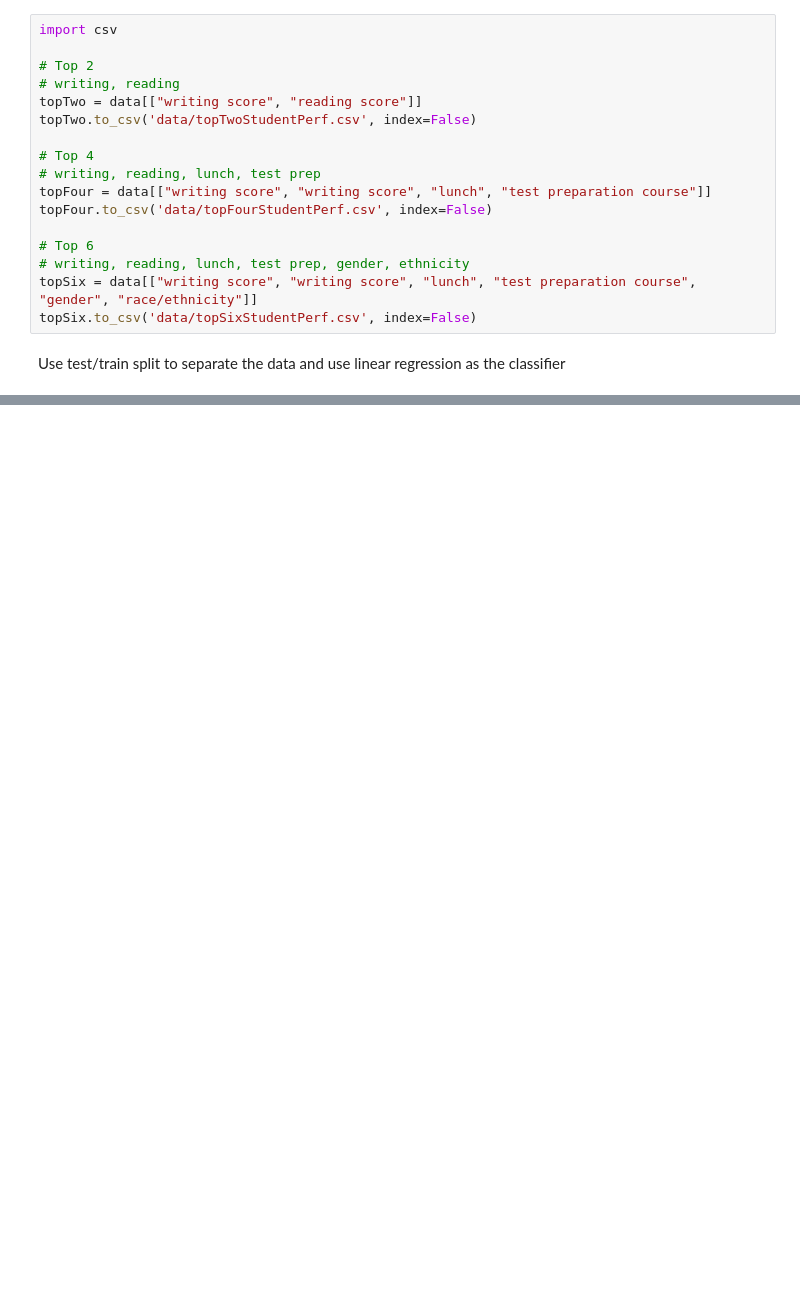
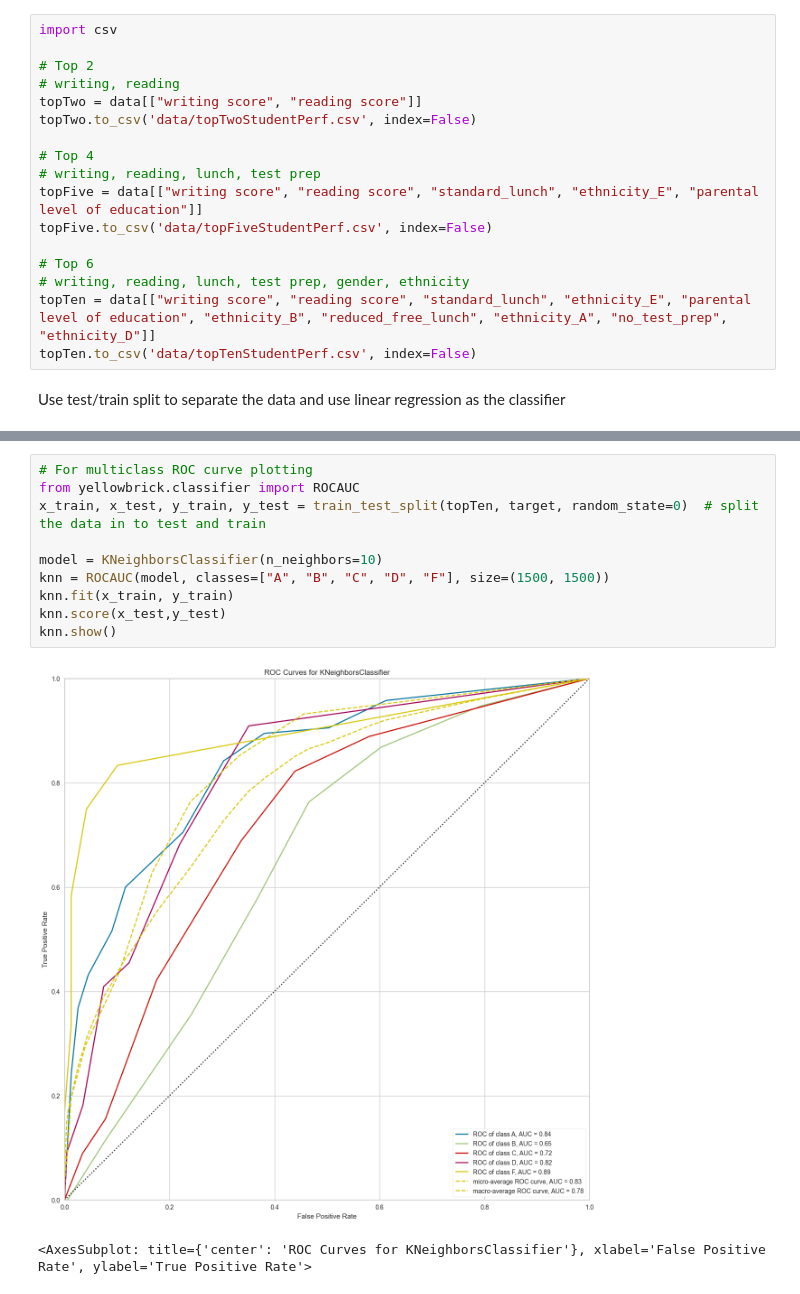
Before and after one commit to lascha212/F21DL, a Jupyter notebook: lab3.ipynb, the cells around one changed output, grey strips where cells are left out. Drawn from its saved outputs; the diff is of its cells as text; blank space fills up the shorter version.

```diff
--- a/lab3.ipynb
+++ b/lab3.ipynb
@@ -208,12 +225,12 @@ topTwo.to_csv('data/topTwoStudentPerf.csv', index=False)
 
 # Top 4
 # writing, reading, lunch, test prep
-topFour = data[["writing score", "writing score", "lunch", "test preparation course"]]
-topFour.to_csv('data/topFourStudentPerf.csv', index=False)
+topFive = data[["writing score", "reading score", "standard_lunch", "ethnicity_E", "parental level of education"]]
+topFive.to_csv('data/topFiveStudentPerf.csv', index=False)
 
 # Top 6
 # writing, reading, lunch, test prep, gender, ethnicity
-topSix = data[["writing score", "writing score", "lunch", "test preparation course", "gender", "race/ethnicity"]]
-topSix.to_csv('data/topSixStudentPerf.csv', index=False)
+topTen = data[["writing score", "reading score", "standard_lunch", "ethnicity_E", "parental level of education", "ethnicity_B", "reduced_free_lunch", "ethnicity_A", "no_test_prep", "ethnicity_D"]]
+topTen.to_csv('data/topTenStudentPerf.csv', index=False)
 # %% [markdown]
 Use test/train split to separate the data and use linear regression as the classifier
@@ -258,0 +375,13 @@ Test set score: 1.00
+# %%
+# For multiclass ROC curve plotting
+from yellowbrick.classifier import ROCAUC
+x_train, x_test, y_train, y_test = train_test_split(topTen, target, random_state=0)  # split the data in to test and train
+
+model = KNeighborsClassifier(n_neighbors=10)
+knn = ROCAUC(model, classes=["A", "B", "C", "D", "F"], size=(1500, 1500))
+knn.fit(x_train, y_train)
+knn.score(x_test,y_test)
+knn.show()
+# %% [output]
+[figure, added]
+<AxesSubplot: title={'center': 'ROC Curves for KNeighborsClassifier'}, xlabel='False Positive Rate', ylabel='True Positive Rate'>
```
Also changed, not shown: parts of 6 cells of this notebook, 2 other files.
